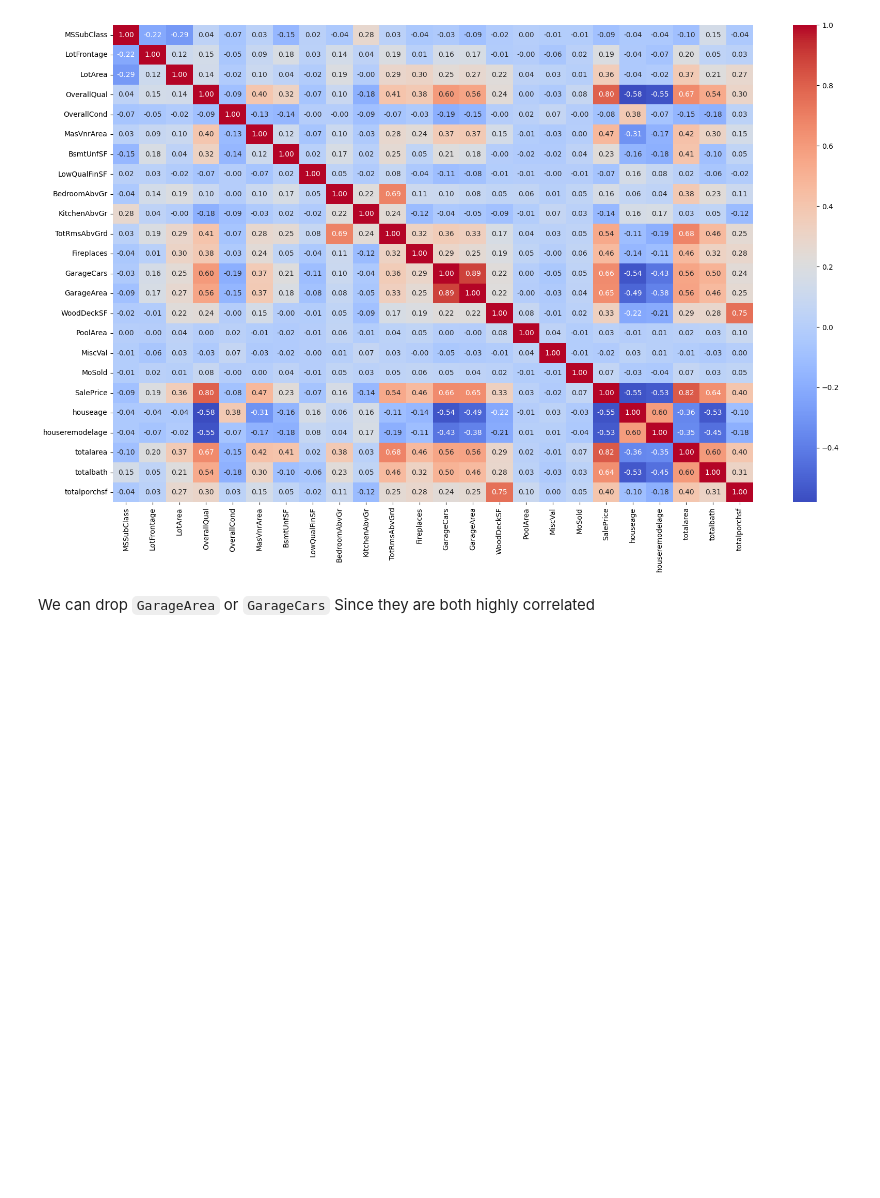
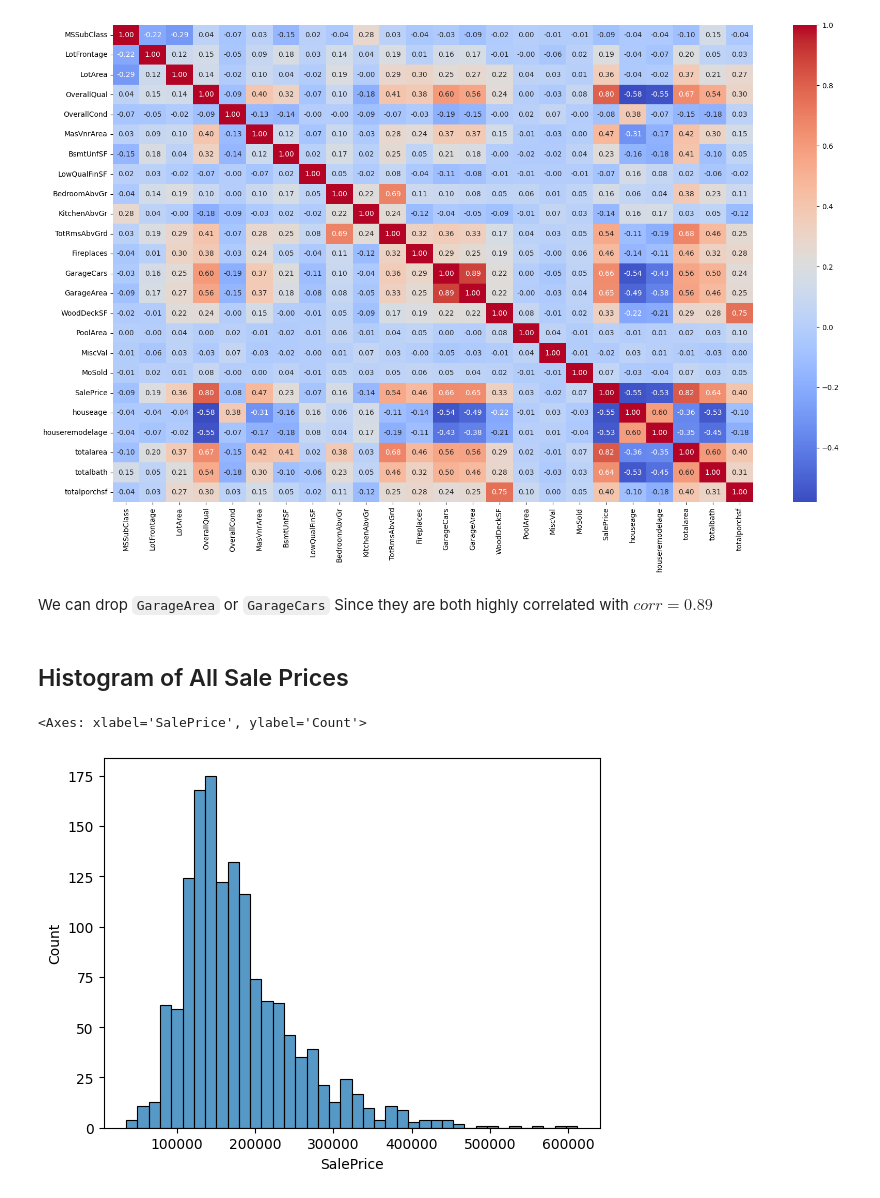
Before and after one commit to Vondent/house-prices-prediction, a Jupyter notebook: house_train.ipynb, the cells around one changed output. Cells and saved outputs as stored; diff of their text form; code cells hidden in the pictures; blank space fills up the shorter version.

Commit message:
Added Regression Models for Sale Price Predictions

```diff
--- a/house_train.ipynb
+++ b/house_train.ipynb
@@ -921,4 +922,17 @@ sns.heatmap(correlation_matrix, annot = True, cmap = 'coolwarm', fmt = '.2f')
 <Axes: >
 [figure]
 # %% [markdown]
-We can drop `GarageArea` or `GarageCars` Since they are both highly correlated
+We can drop `GarageArea` or `GarageCars` Since they are both highly correlated with $corr = 0.89$
+# %%
+train_dat = train_dat.drop(columns = ['GarageArea'])
+test_dat = test_dat.drop(columns = ['GarageArea'])
+# %% [markdown]
+## Histogram of All Sale Prices
+# %%
+sns.histplot(
+    train_dat,
+    x = train_dat['SalePrice']
+)
+# %% [output]
+<Axes: xlabel='SalePrice', ylabel='Count'>
+[figure, added]
```
Also changed, not shown: parts of 75 cells of this notebook.
